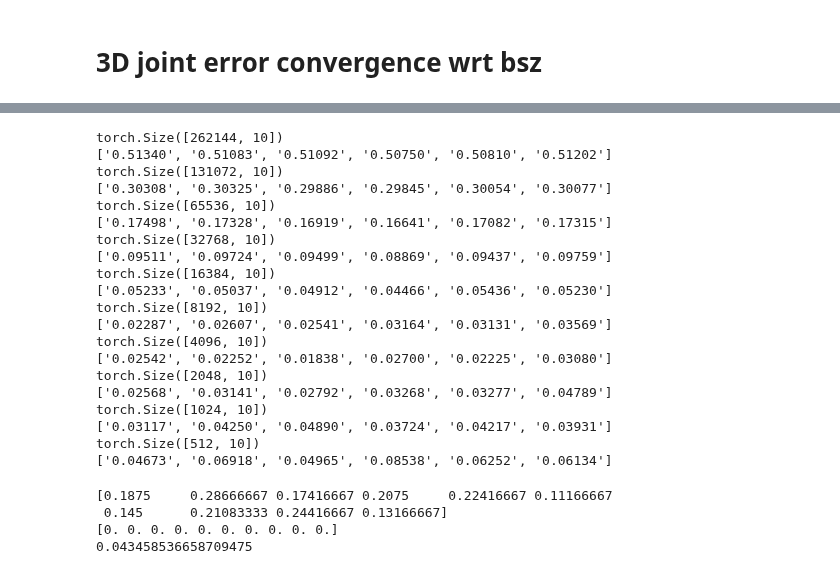
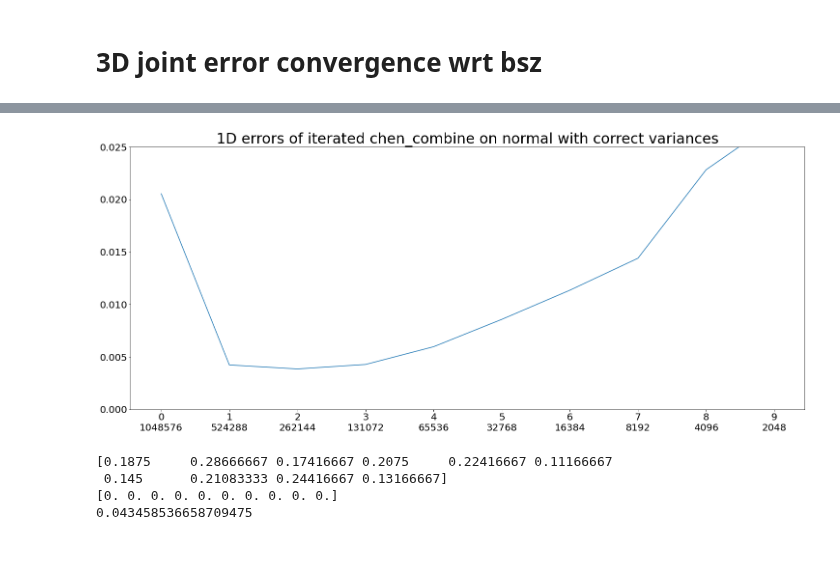
Before and after one commit to tjj0502/LevyGAN, a Jupyter notebook: test.ipynb, the cells around one changed output, grey strips where cells are left out. Drawn from its saved outputs; the diff is of its cells as text; code cells hidden in the pictures.

```diff
--- a/test.ipynb
+++ b/test.ipynb
@@ -118,9 +154,14 @@ torch.Size([1024, 10])
 # %%
-samples = torch.tensor(gen_2mom_approx(w_dim,1048576), dtype=torch.float)
-for i in range(10):
+iterated_chen_stdn_err = []
+iterated_chen_stdn_bsz = []
+samples = torch.randn((262144,10), dtype=torch.float)
+for i in range(15):
+    err = [sqrt(ot.wasserstein_1d(samples[:,w_dim+i],high_prec_samples_torch[:,w_dim+i],p=2)) for i in range(a_dim)]
+    samples = chen_combine(samples, w_dim)
+    mean = sum(err)/len(err)
+    iterated_chen_stdn_err.append(mean)
+    iterated_chen_stdn_bsz.append(samples.shape[0])
+    pretty_err = ["{0:0.5f}".format(i) for i in err]
     print(samples.shape)
-    err = [sqrt(ot.wasserstein_1d(samples[:,w_dim+i],high_prec_samples[:,w_dim+i],p=2)) for i in range(a_dim)]
-    pretty_err = ["{0:0.5f}".format(i) for i in err]
     print(pretty_err)
-    samples = chen_combine(samples, w_dim)
 # %% [output]
@@ -147,32 +185,26 @@ torch.Size([2048, 10])
-# %%
-samples = torch.randn((262144,10), dtype=torch.float)
-for i in range(10):
-    print(samples.shape)
-    err = [sqrt(ot.wasserstein_1d(samples[:,w_dim+i],high_prec_samples[:,w_dim+i],p=2)) for i in range(a_dim)]
-    pretty_err = ["{0:0.5f}".format(i) for i in err]
-    print(pretty_err)
-    samples = chen_combine(samples, w_dim)
-# %% [output]
-torch.Size([262144, 10])
-['0.51340', '0.51083', '0.51092', '0.50750', '0.50810', '0.51202']
-torch.Size([131072, 10])
-['0.30308', '0.30325', '0.29886', '0.29845', '0.30054', '0.30077']
-torch.Size([65536, 10])
-['0.17498', '0.17328', '0.16919', '0.16641', '0.17082', '0.17315']
-torch.Size([32768, 10])
-['0.09511', '0.09724', '0.09499', '0.08869', '0.09437', '0.09759']
-torch.Size([16384, 10])
-['0.05233', '0.05037', '0.04912', '0.04466', '0.05436', '0.05230']
-torch.Size([8192, 10])
-['0.02287', '0.02607', '0.02541', '0.03164', '0.03131', '0.03569']
-torch.Size([4096, 10])
-['0.02542', '0.02252', '0.01838', '0.02700', '0.02225', '0.03080']
-torch.Size([2048, 10])
-['0.02568', '0.03141', '0.02792', '0.03268', '0.03277', '0.04789']
-torch.Size([1024, 10])
-['0.03117', '0.04250', '0.04890', '0.03724', '0.04217', '0.03931']
-torch.Size([512, 10])
-['0.04673', '0.06918', '0.04965', '0.08538', '0.06252', '0.06134']
+# %%
+dat1 = iterated_chen_2mom_err
+#dat2 = joint_time_3d
+
+fig, ax1 = plt.subplots(1, 1, figsize=(25, 10))
+#ax2.set_xlabel("log_2(batch size)", size = 20)
+#ax1.set_xlabel("Applications of chen_combine\n batch_size", size = 25)
+#ax2.tick_params(labelsize = 20)
+ax1.set_ylim([0,0.025])
+#ax2.set_ylim([0,21])
+#ax1.tick_params(labelsize = 20)
+labels = [f"{i}\n{2**(20-i)}" for i in range(len(dat1))]
+ax1.set_xticks(ticks=range(len(dat1)), labels=labels, size=20)
+ax1.tick_params(labelsize = 20)
+ax1.set_title("1D errors of iterated chen_combine on normal with correct variances", size=30)
+ax1.plot(dat1)
+#ax2.set_title("Time to compute", size = 30)
+#ax2.plot(dat2)
+#ax2.legend(prop={'size': 15})
+
+fig.show()
+# %% [output]
+[figure, added]
 # %%
 # Calculate E[ A^2 | W ] = 1/12 * (1 + (W_1)^2 + (W_2)^2)
 
```
Also changed, not shown: parts of 7 cells of this notebook, 38 other files.
